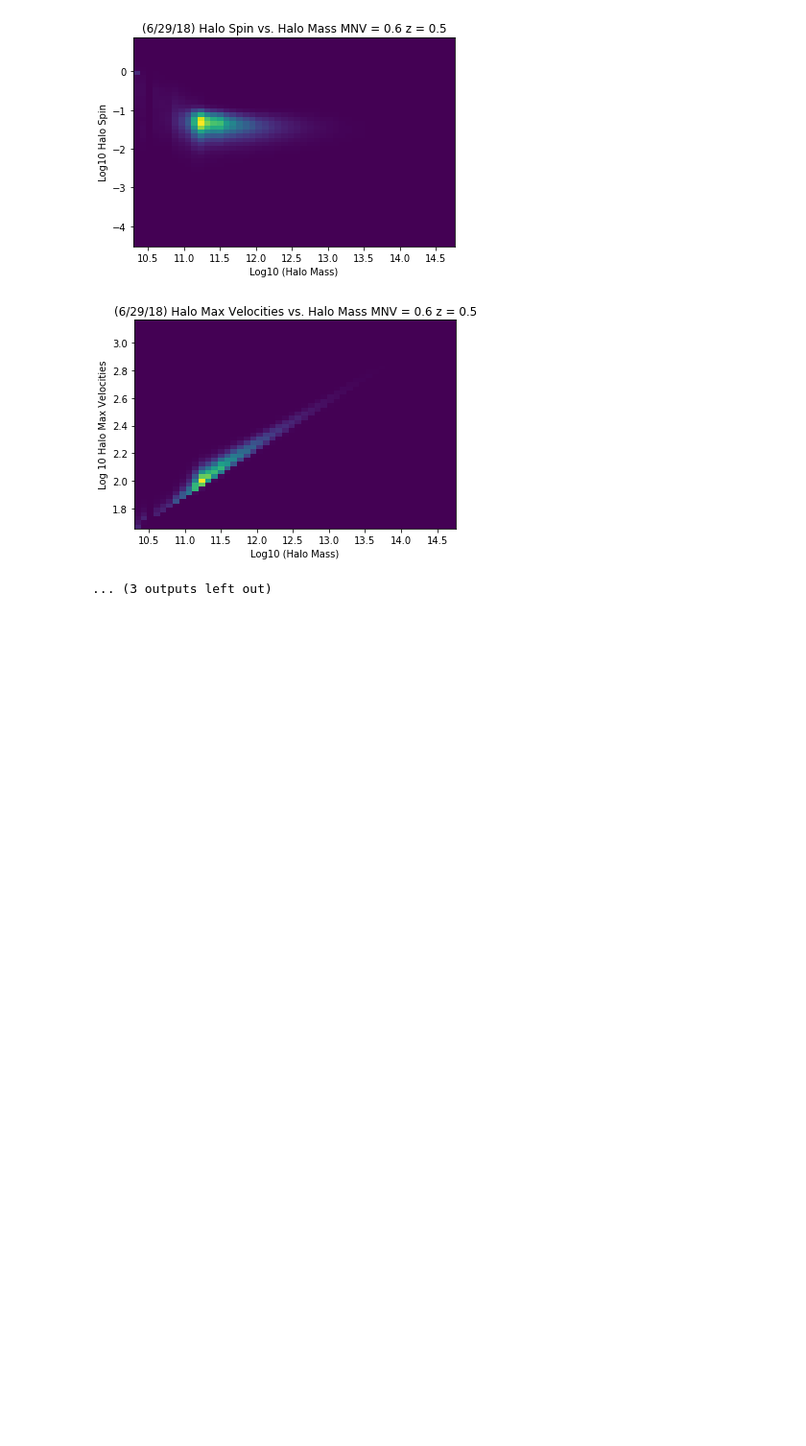
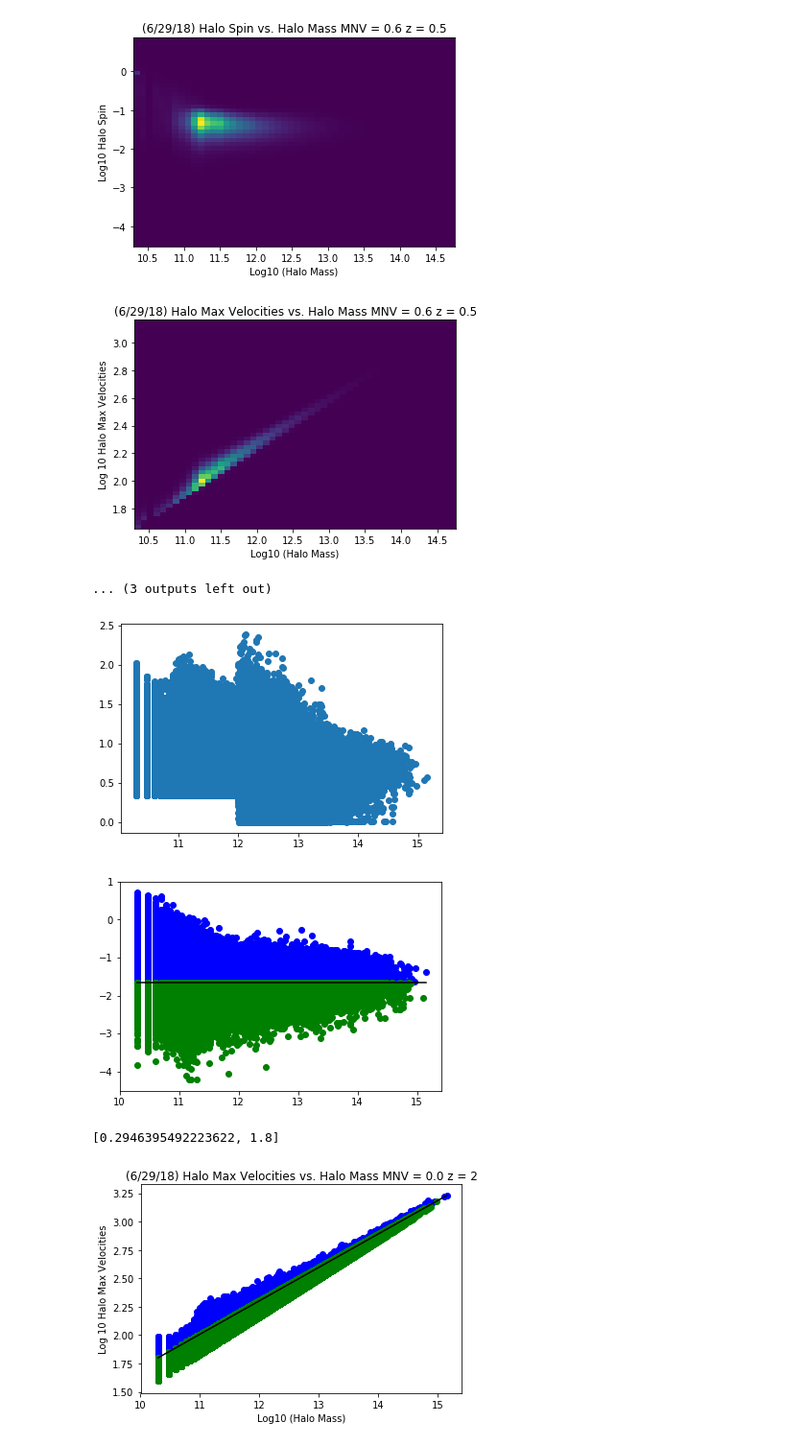
Before and after one commit to may32098/ASTROUSRP_halos_with_neutrinos, a Jupyter notebook: halo_cat_process.ipynb, the cells around one changed output. Shown at 96% size. Saved outputs shown, nothing was run; the diff lists cells and outputs as text; code cells hidden in the pictures; blank space fills up the shorter version.

```diff
--- a/halo_cat_process.ipynb
+++ b/halo_cat_process.ipynb
@@ -761,0 +843,11 @@ plot_assembly("/u/ayannam/Documents/Raw_Data/mnv_0.6/out_66_parents_mass.npy", \
+# %%
+scatter_assembly("/u/ayannam/Documents/Raw_Data/mnv_0.6/out_66_parents_mass.npy", \
+              "/u/ayannam/Documents/Raw_Data/mnv_0.6/out_66_parents_con.npy", \
+              "/u/ayannam/Documents/Raw_Data/mnv_0.6/out_66_parents_spin.npy", \
+             "/u/ayannam/Documents/Raw_Data/mnv_0.6/out_66_parents_vmax.npy", \
+             "/u/ayannam/Documents/Raw_Data/mnv_0.6/out_66_parents_PID.npy", 0.0, 2)
+# %% [output]
+[figure, added]
+[figure, added]
+[0.2946395492223622, 1.8]
+[figure, added]
```
Also changed, not shown: parts of 3 cells of this notebook.
